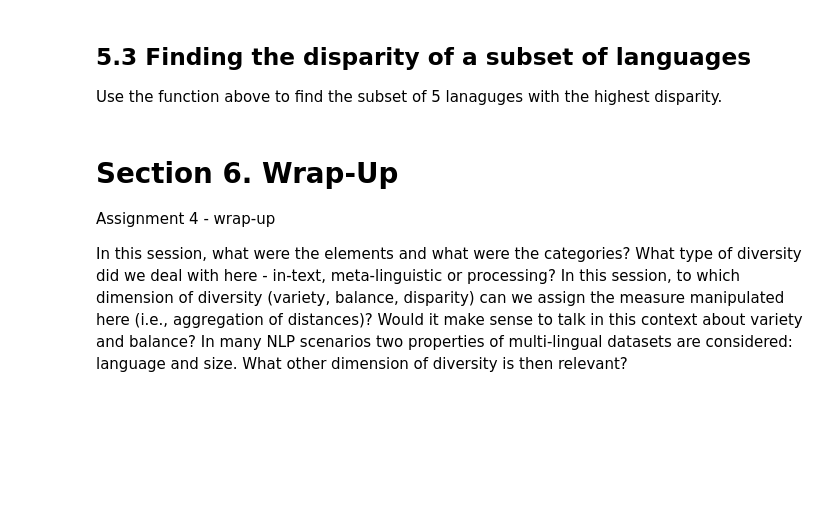
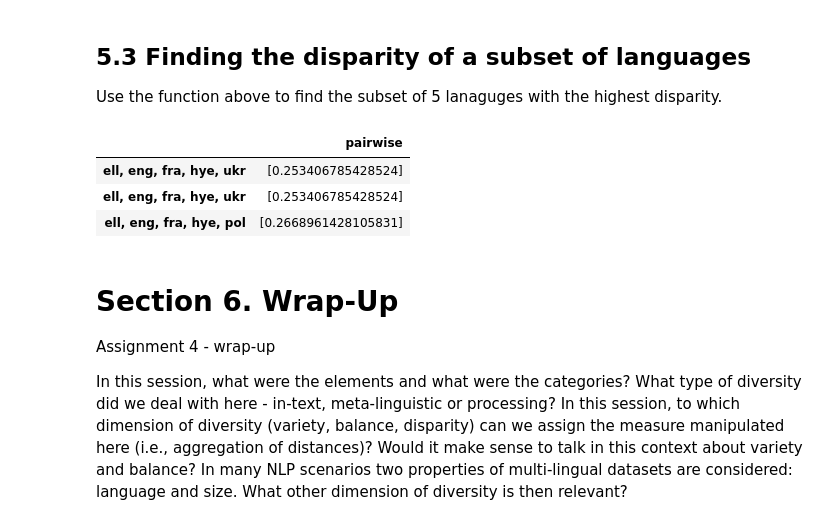
Before and after one commit to UniDive/2026-UniDive-Yerevan-training-school, a Jupyter notebook: Diversity-quantification-course/session-4-measuring-meta-linguistic-diversity-in-nlp/training_school_diversity_notebook_session_4_non_programmers.ipynb, the cells around one changed output. Drawn from its saved outputs; the diff is of its cells as text; code cells hidden in the pictures; blank space fills up the shorter version.

```diff
--- a/Diversity-quantification-course/session-4-measuring-meta-linguistic-diversity-in-nlp/training_school_diversity_notebook_session_4_non_programmers.ipynb
+++ b/Diversity-quantification-course/session-4-measuring-meta-linguistic-diversity-in-nlp/training_school_diversity_notebook_session_4_non_programmers.ipynb
@@ -351,7 +405,7 @@ def get_diversity_from_languages(languages: Tuple[str]) -> Tuple[float]:
     diversutils.free_graph(graph) # (7)
     # </STUDENT-TODO>
 
-    result.append((sorted(languages), diversity))
+    result.append((sorted(languages), [disparity]))
 
     return disparity
 
@@ -366,28 +420,33 @@ Use the function above to find the subset of 5 lanaguges with the highest dispar
 # %%
 ################################################################################
 
 # We now want to test various combinations of genres, and see which ones have
 # the highest diversity scores.
 #
 # Each time you call `get_diversity_for_genres` with a list of genres, it adds
 # the necessary data and resulting diversity scores into `result`, `x`, and `y`.
 #
 # You may then manually call for example
 #
 # get_diversity_from_languages(("fre", "eng"))
 # get_diversity_from_languages(("ita", "pol"))
 #
 # and then see the scores it gives, along with the plot.
 # In the lines above, the calls are hard-coded, but perhaps there could be more
 # convenient ways to test a wide array of possible language lists?
 # You may formulate multiple hypotheses and test them.
 
 
 # <STUDENT-TODO>
-
+get_diversity_from_languages(("hye", "eng", "fra", "ell", "ukr"))
 # </STUDENT-TODO>
 
 display()
+# %% [output]
+|  | pairwise |
+| ell, eng, fra, hye, ukr | [0.253406785428524] |
+| ell, eng, fra, hye, ukr | [0.253406785428524] |
+| ell, eng, fra, hye, pol | [0.2668961428105831] |
 # %% [markdown]
 # **Section 6. Wrap-Up**
 
```
Also changed, not shown: parts of 13 cells of this notebook.
